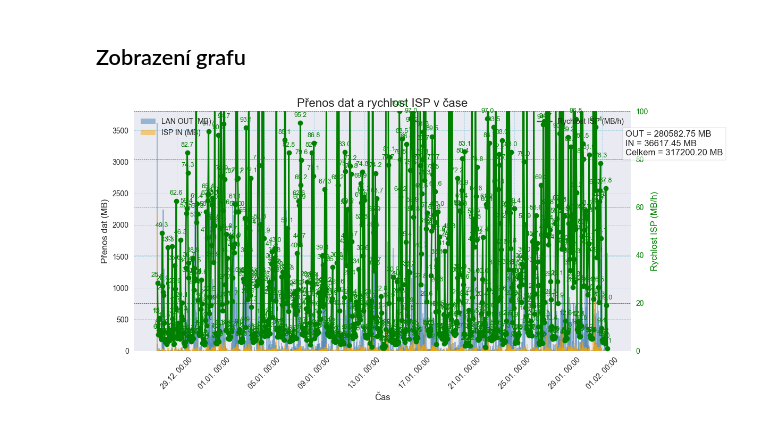
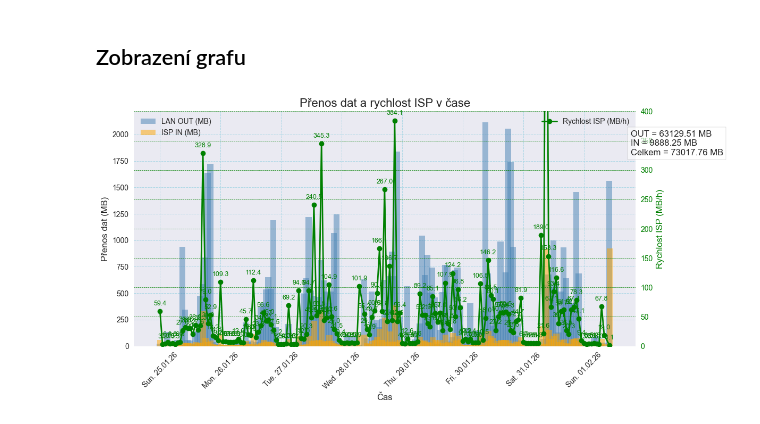
Before and after one commit to MarekCoderslab/Rx_Tx_new, a Jupyter notebook: rx_tx_new.ipynb, the cells around one changed output. Drawn from its saved outputs; the diff is of its cells as text; code cells hidden in the pictures.

```diff
--- a/rx_tx_new.ipynb
+++ b/rx_tx_new.ipynb
@@ -258,8 +258,8 @@ df = pd.read_csv('/Users/Marek/tableau_project/Rx_Tx_new/traffic_log_dif.csv')
 df['Time'] = pd.to_datetime(df['Time'], errors='coerce')
 
 # --- Filtrování od 21. října ---
-# df = df[df['Time'] >= '2025-11_10']
-# df = df[df['Time'] >= '2025-11-2']
+df = df[df['Time'] >= '2026-1-25']
+# df = df[df['Time'] >= '2026-2-1']
 
 # --- Výpočty ---
 df['ISP_Speed_MB_per_hr'] = (df['Delta_ISP_IN_MB'] / df['Delta_Time_hr']).round(2)
@@ -300,33 +300,33 @@ for i in range(len(df)):
         color='green'
     )
 
 # Popisky a souhrn
 ax1.set_title('Přenos dat a rychlost ISP v čase', fontsize=16)
 
 # Nastavení formátu osy X na DD.MM.
-ax1.xaxis.set_major_formatter(mdates.DateFormatter('%d.%m. %H:%M'))
+ax1.xaxis.set_major_formatter(mdates.DateFormatter('%a. %d.%m.%y'))
 
 ax1.set_xlabel('Čas', fontsize=12)
 ax1.tick_params(axis='x', rotation=45, labelsize=10)
 
 summary = f"OUT = {lan_sum:.2f} MB\nIN = {isp_sum:.2f} MB\nCelkem = {total_sum:.2f} MB"
 plt.text(0.99, 0.92, summary, transform=ax1.transAxes,
          fontsize=12, ha='left', va='top',
          bbox=dict(facecolor='white', alpha=0.6, edgecolor='gray'))
 
 # ax1.set_ylim(0, 1000)
-ax2.set_ylim(0, 100)
+ax2.set_ylim(0, 400)
 ax2.yaxis.label.set_color('green')
 ax2.tick_params(axis='y', colors='green')
 ax1.grid(True, color='lightblue', linestyle='--', linewidth=0.7)
 ax2.grid(True, color='green', linestyle='--', linewidth=0.5)
 
 # --- Uložení a zobrazení ---
 output_path = '/Users/Marek/tableau_project/Rx_Tx_new/graf_spotreba_a_rychlost.png'
 os.makedirs(os.path.dirname(output_path), exist_ok=True)
 plt.tight_layout()
 plt.savefig(output_path)
 plt.show()
 plt.close()
 # %% [output]
-[figure, old version]
+[figure, new version]
```
Also changed, not shown: 1 other file.
